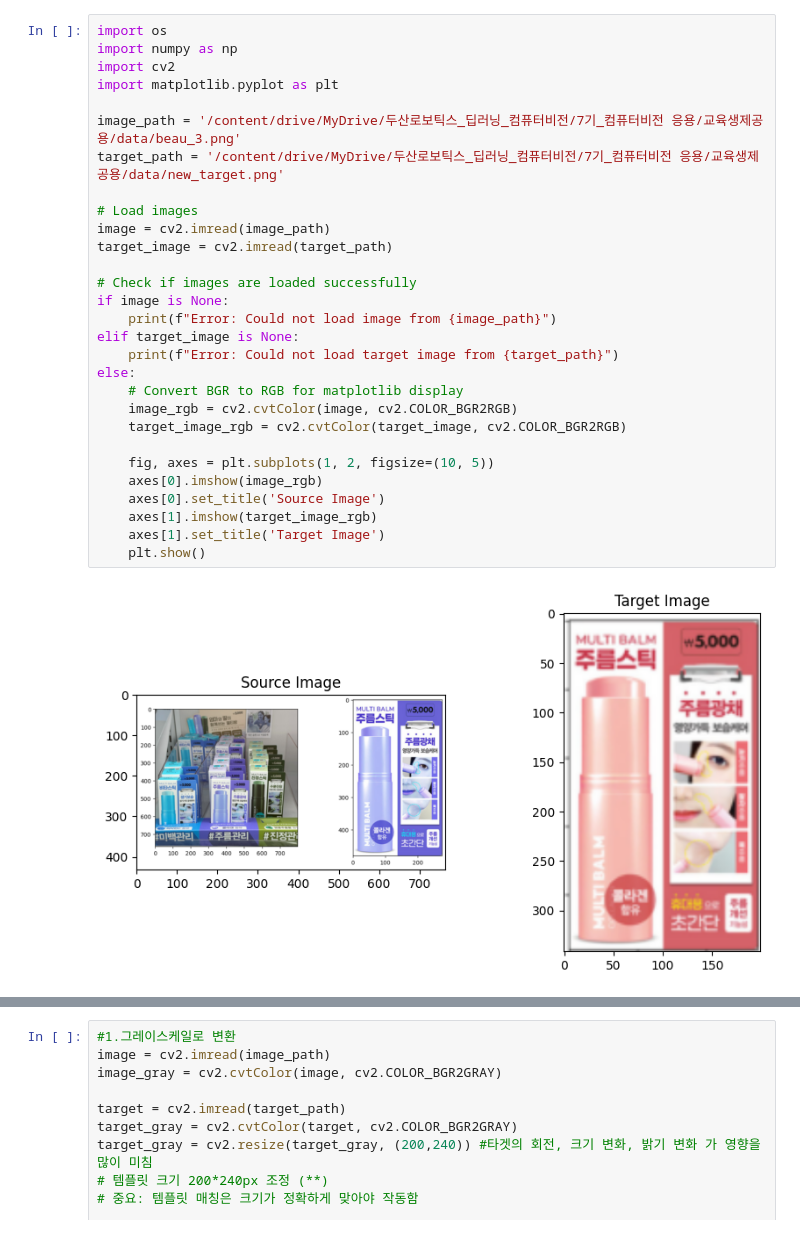
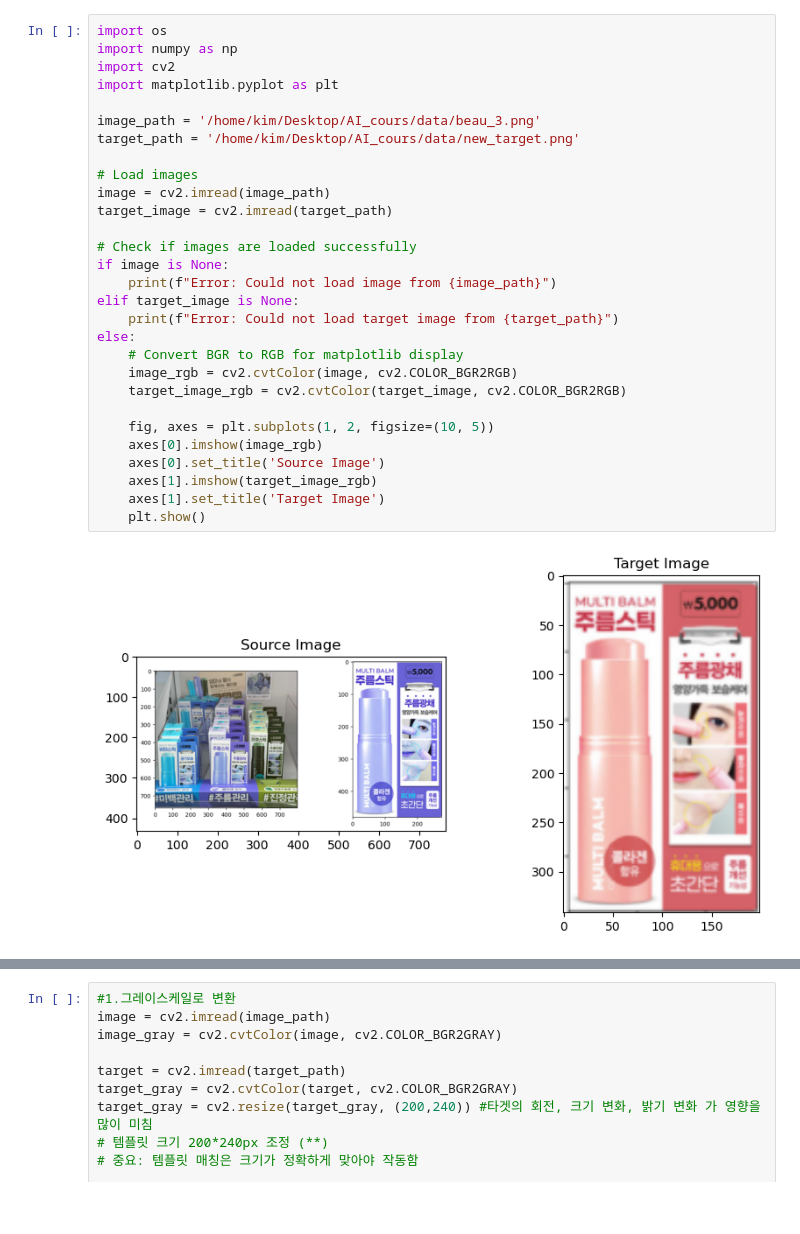
Before and after one commit to jongun12/AI-course, a Jupyter notebook: 강의_7기_AI응용_4차시_추적 알고리즘 실습/강의_7기_AI응용_4차시_01_특징자와 매칭_20260125.ipynb, the cells around one changed output, grey strips where cells are left out. Saved outputs shown, nothing was run; the diff lists cells and outputs as text; blank space fills up the shorter version.

```diff
--- a/강의_7기_AI응용_4차시_추적 알고리즘 실습/강의_7기_AI응용_4차시_01_특징자와 매칭_20260125.ipynb
+++ b/강의_7기_AI응용_4차시_추적 알고리즘 실습/강의_7기_AI응용_4차시_01_특징자와 매칭_20260125.ipynb
@@ -1,31 +1,31 @@
 # %%
 import os
 import numpy as np
 import cv2
 import matplotlib.pyplot as plt
 
-image_path = '/content/drive/MyDrive/두산로보틱스_딥러닝_컴퓨터비전/7기_컴퓨터비전 응용/교육생제공용/data/beau_3.png'
-target_path = '/content/drive/MyDrive/두산로보틱스_딥러닝_컴퓨터비전/7기_컴퓨터비전 응용/교육생제공용/data/new_target.png'
+image_path = '/home/kim/Desktop/AI_cours/data/beau_3.png'
+target_path = '/home/kim/Desktop/AI_cours/data/new_target.png'
 
 # Load images
 image = cv2.imread(image_path)
 target_image = cv2.imread(target_path)
 
 # Check if images are loaded successfully
 if image is None:
     print(f"Error: Could not load image from {image_path}")
 elif target_image is None:
     print(f"Error: Could not load target image from {target_path}")
 else:
     # Convert BGR to RGB for matplotlib display
     image_rgb = cv2.cvtColor(image, cv2.COLOR_BGR2RGB)
     target_image_rgb = cv2.cvtColor(target_image, cv2.COLOR_BGR2RGB)
 
     fig, axes = plt.subplots(1, 2, figsize=(10, 5))
     axes[0].imshow(image_rgb)
     axes[0].set_title('Source Image')
     axes[1].imshow(target_image_rgb)
     axes[1].set_title('Target Image')
     plt.show()
 # %% [output]
-[figure, old version]
+[figure, new version]
```
Also changed, not shown: parts of 3 cells of this notebook, 14 other files.
